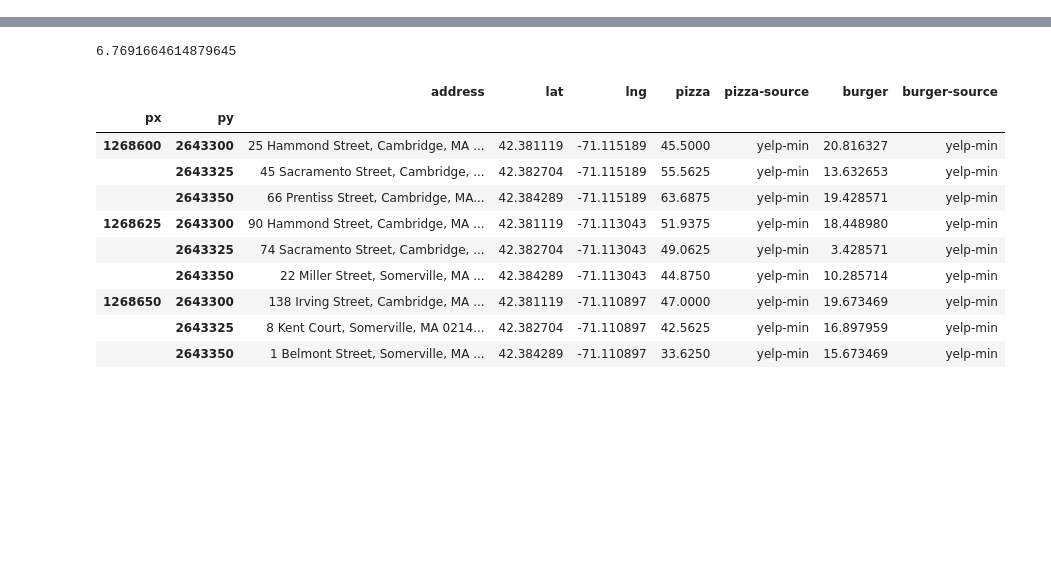
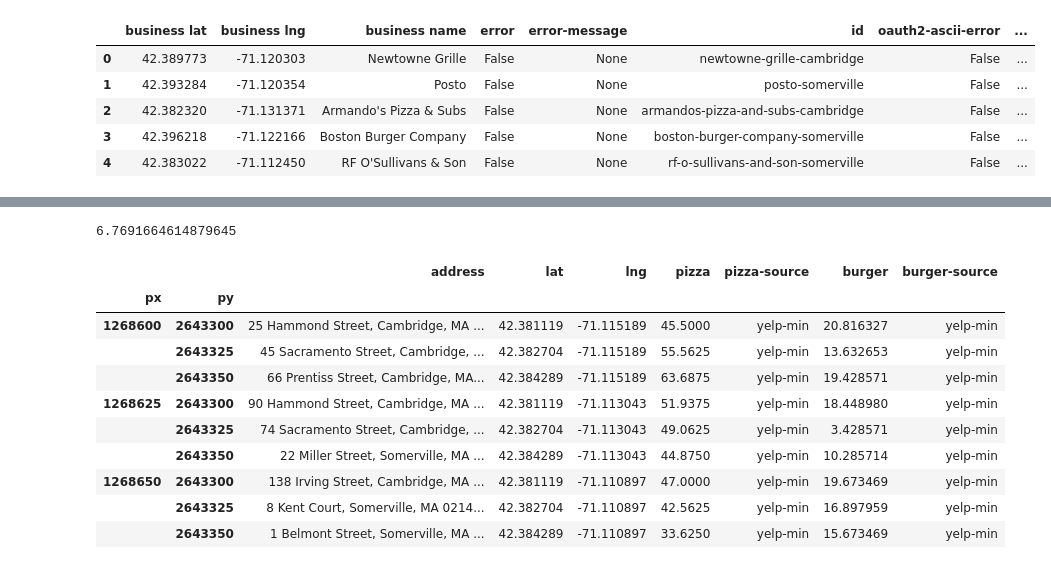
Before and after one commit to matthew-sochor-zz/mapster, a Jupyter notebook: Fixing pandas.ipynb, the cells around one changed output, grey strips where cells are left out. Cells and saved outputs as stored; diff of their text form; code cells hidden in the pictures; blank space fills up the shorter version.

```diff
--- a/Fixing pandas.ipynb
+++ b/Fixing pandas.ipynb
@@ -38,0 +56,9 @@ yelp_map_somerville = mapster.map_yelp(somerville,['pizza','burger'])
+# %%
+yelp_map_somerville.head()
+# %% [output]
+|  | business lat | business lng | business name | error | error-message | id | oauth2-ascii-error | ... |
+| 0 | 42.389773 | -71.120303 | Newtowne Grille | False | None | newtowne-grille-cambridge | False | ... |
+| 1 | 42.393284 | -71.120354 | Posto | False | None | posto-somerville | False | ... |
+| 2 | 42.382320 | -71.131371 | Armando's Pizza & Subs | False | None | armandos-pizza-and-subs-cambridge | False | ... |
+| 3 | 42.396218 | -71.122166 | Boston Burger Company | False | None | boston-burger-company-somerville | False | ... |
+| 4 | 42.383022 | -71.112450 | RF O'Sullivans & Son | False | None | rf-o-sullivans-and-son-somerville | False | ... |
```
Also changed, not shown: parts of 11 cells of this notebook, 53 other files.
